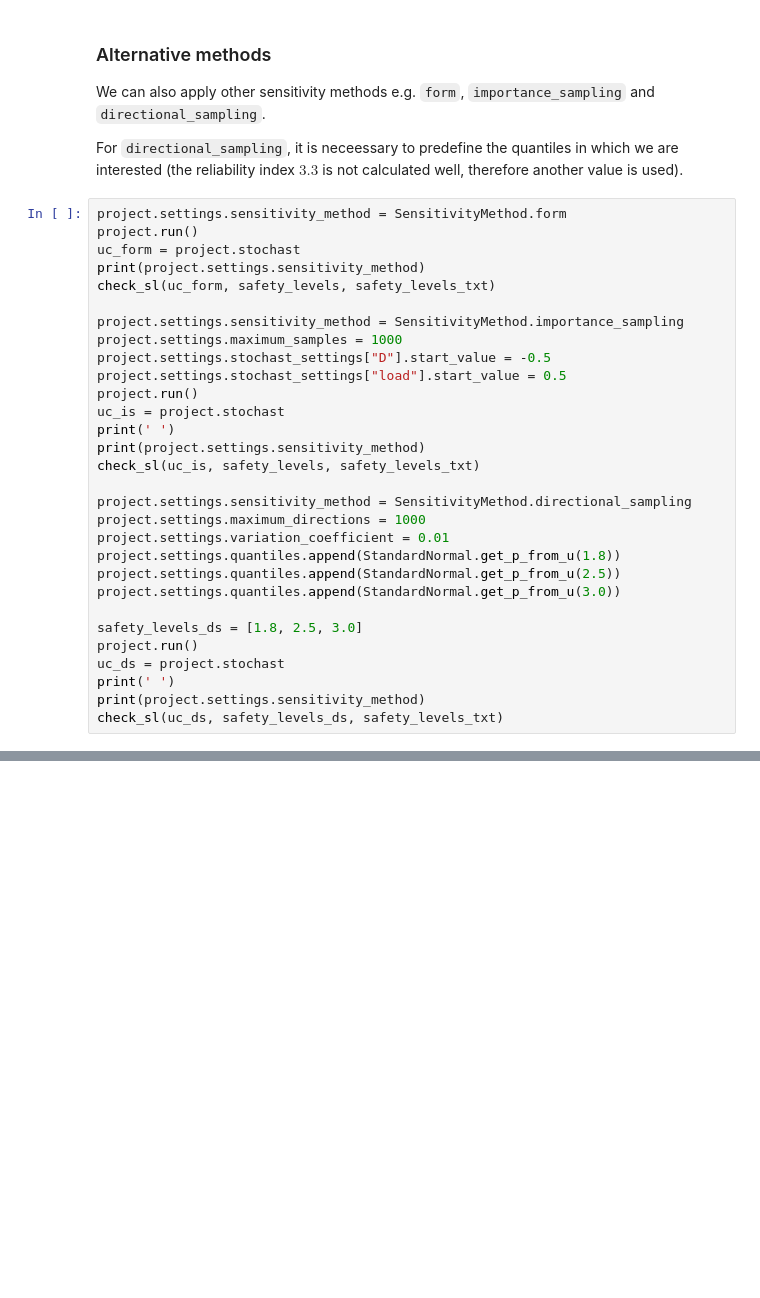
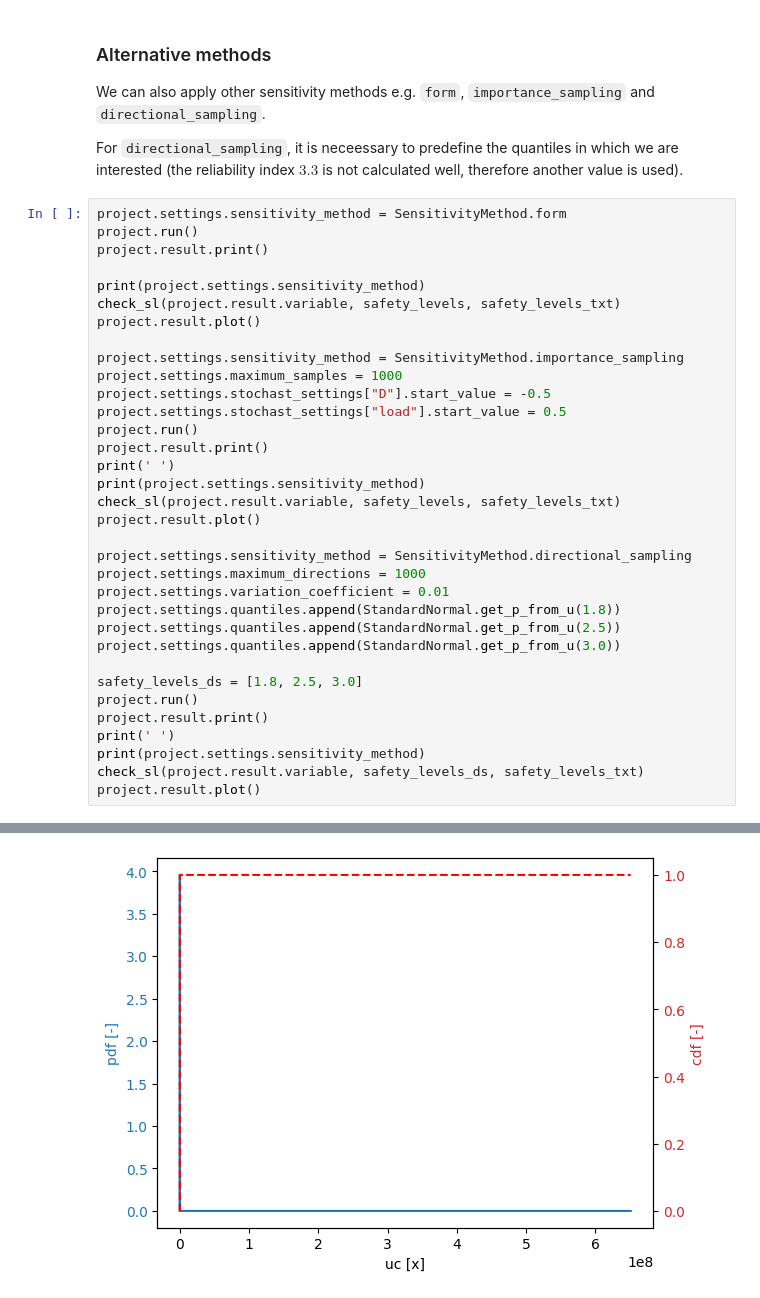
Before and after one commit to Deltares/ProbabilisticLibrary, a Jupyter notebook: sources/Deltares.Probabilistic.PWrapper.Notebooks/safety_levels.ipynb, the cells around one changed output, grey strips where cells are left out. Saved outputs shown, nothing was run; the diff lists cells and outputs as text; blank space fills up the shorter version.

```diff
--- a/sources/Deltares.Probabilistic.PWrapper.Notebooks/safety_levels.ipynb
+++ b/sources/Deltares.Probabilistic.PWrapper.Notebooks/safety_levels.ipynb
@@ -171,19 +150,22 @@ For `directional_sampling`, it is neceessary to predefine the quantiles in which
 # %%
 project.settings.sensitivity_method = SensitivityMethod.form
 project.run()
-uc_form = project.stochast
+project.result.print()
+
 print(project.settings.sensitivity_method)
-check_sl(uc_form, safety_levels, safety_levels_txt)
+check_sl(project.result.variable, safety_levels, safety_levels_txt)
+project.result.plot()
 
 project.settings.sensitivity_method = SensitivityMethod.importance_sampling
 project.settings.maximum_samples = 1000
 project.settings.stochast_settings["D"].start_value = -0.5
 project.settings.stochast_settings["load"].start_value = 0.5
 project.run()
-uc_is = project.stochast
+project.result.print()
 print(' ')
 print(project.settings.sensitivity_method)
-check_sl(uc_is, safety_levels, safety_levels_txt)
+check_sl(project.result.variable, safety_levels, safety_levels_txt)
+project.result.plot()
 
 project.settings.sensitivity_method = SensitivityMethod.directional_sampling
 project.settings.maximum_directions = 1000
@@ -194,8 +176,9 @@ project.settings.quantiles.append(StandardNormal.get_p_from_u(3.0))
 
 safety_levels_ds = [1.8, 2.5, 3.0]
 project.run()
-uc_ds = project.stochast
+project.result.print()
 print(' ')
 print(project.settings.sensitivity_method)
-check_sl(uc_ds, safety_levels_ds, safety_levels_txt)
+check_sl(project.result.variable, safety_levels_ds, safety_levels_txt)
+project.result.plot()
 # %% [output]
@@ -215,0 +202 @@ Safety level (CC3 ):  3.0 => UC = 1.2989508870836621
+[figure, added]
```
Also changed, not shown: parts of 4 cells of this notebook, 15 other files.
